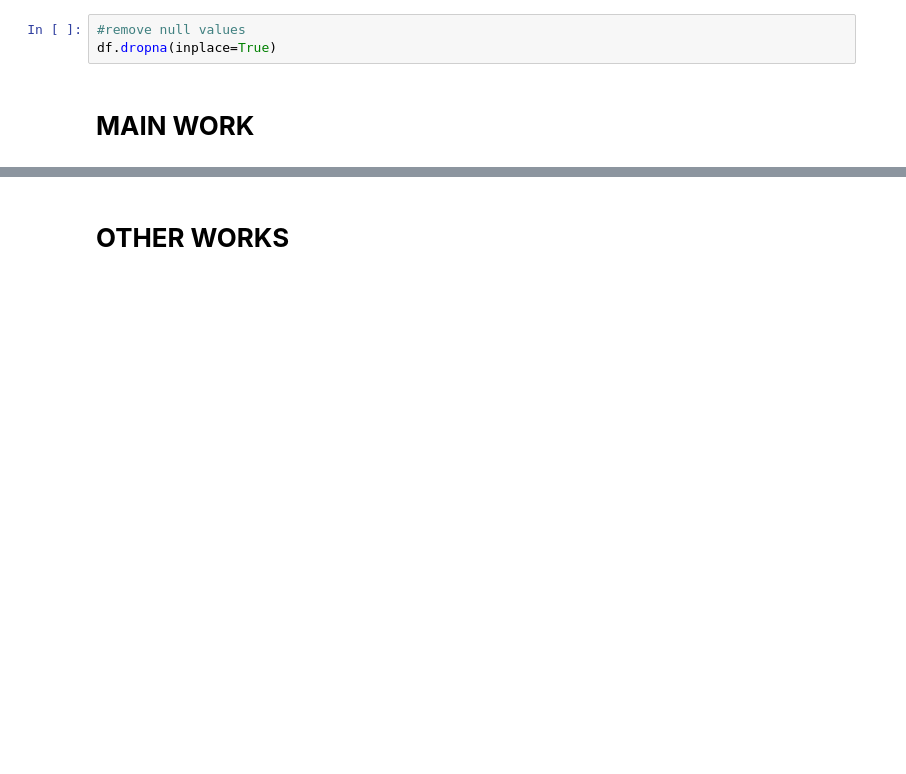
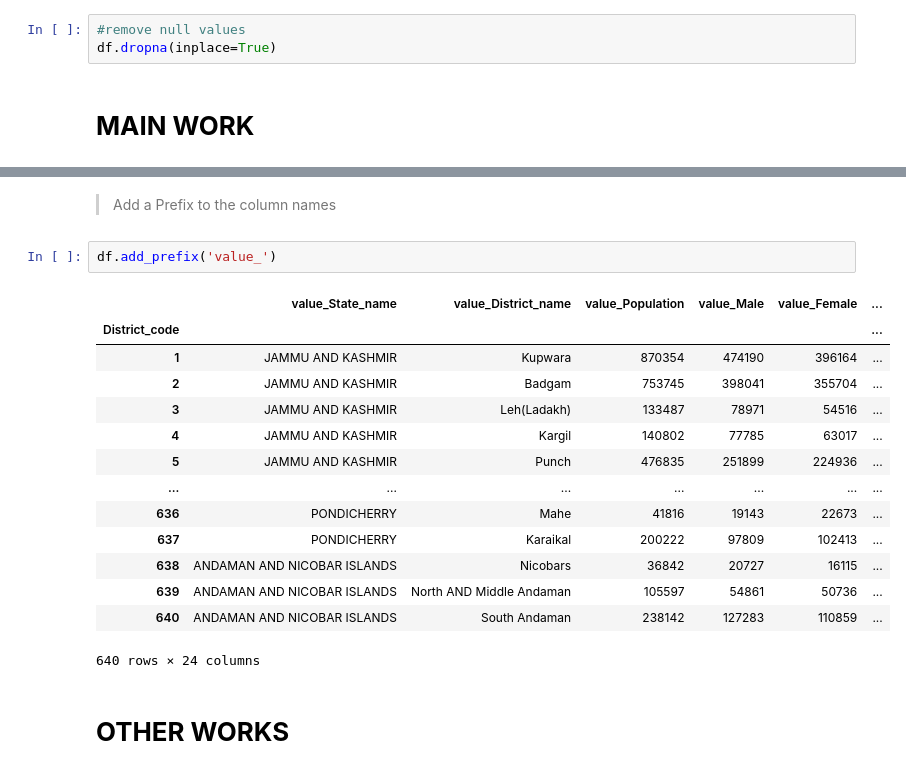
Before and after one commit to ultrasage-danz/Census-Data-Analysis, a Jupyter notebook: Census_Data_Analysis.ipynb, the cells around one changed output, grey strips where cells are left out. Cells and saved outputs as stored; diff of their text form; blank space fills up the shorter version.

```diff
--- a/Census_Data_Analysis.ipynb
+++ b/Census_Data_Analysis.ipynb
@@ -22,3 +138,22 @@ df.dropna(inplace=True)
+# %% [markdown]
+> Add a Prefix to the column names
+# %%
+df.add_prefix('value_')
+# %% [output]
+|  | value_State_name | value_District_name | value_Population | value_Male | value_Female | ... |
+| District_code |  |  |  |  |  | ... |
+| 1 | JAMMU AND KASHMIR | Kupwara | 870354 | 474190 | 396164 | ... |
+| 2 | JAMMU AND KASHMIR | Badgam | 753745 | 398041 | 355704 | ... |
+| 3 | JAMMU AND KASHMIR | Leh(Ladakh) | 133487 | 78971 | 54516 | ... |
+| 4 | JAMMU AND KASHMIR | Kargil | 140802 | 77785 | 63017 | ... |
+| 5 | JAMMU AND KASHMIR | Punch | 476835 | 251899 | 224936 | ... |
+| ... | ... | ... | ... | ... | ... | ... |
+| 636 | PONDICHERRY | Mahe | 41816 | 19143 | 22673 | ... |
+| 637 | PONDICHERRY | Karaikal | 200222 | 97809 | 102413 | ... |
+| 638 | ANDAMAN AND NICOBAR ISLANDS | Nicobars | 36842 | 20727 | 16115 | ... |
+| 639 | ANDAMAN AND NICOBAR ISLANDS | North AND Middle Andaman | 105597 | 54861 | 50736 | ... |
+| 640 | ANDAMAN AND NICOBAR ISLANDS | South Andaman | 238142 | 127283 | 110859 | ... |
+640 rows × 24 columns
 # %% [markdown]
 # **OTHER WORKS**
 # %% [markdown]
```
Also changed, not shown: parts of 17 cells of this notebook.
